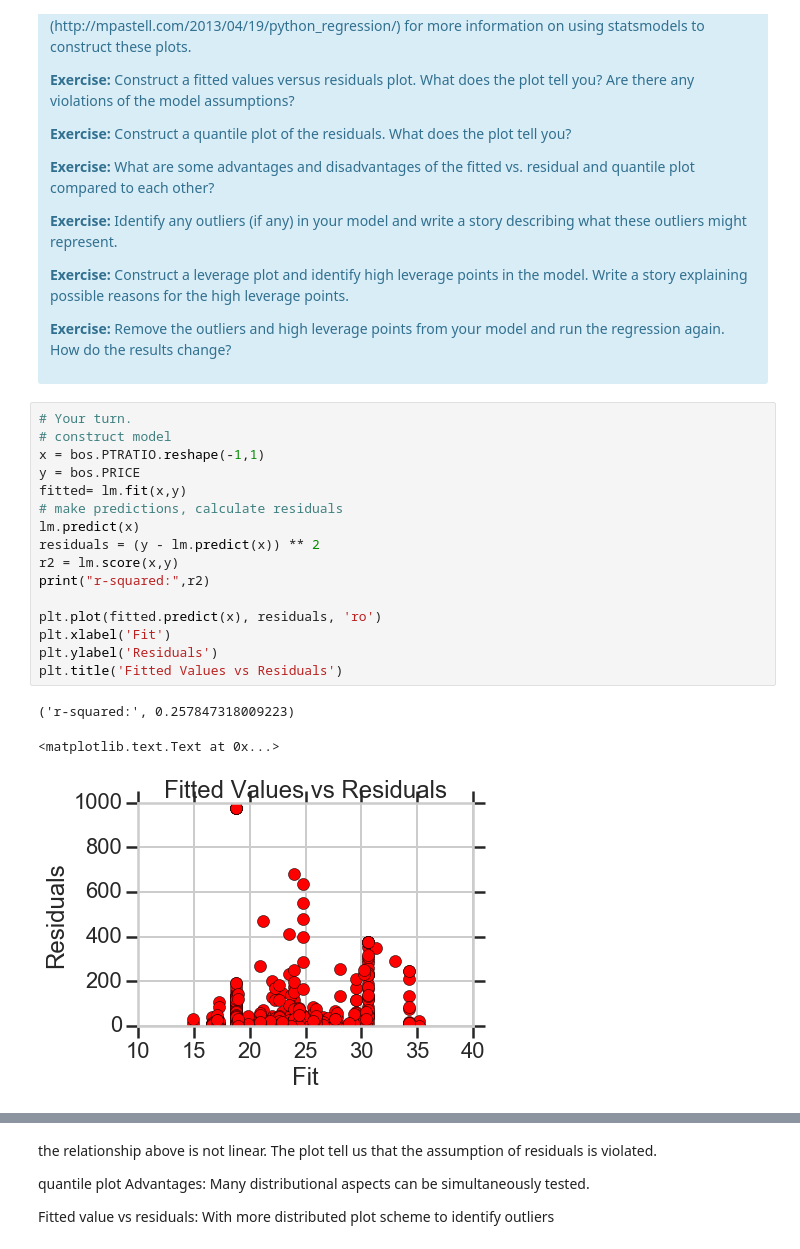
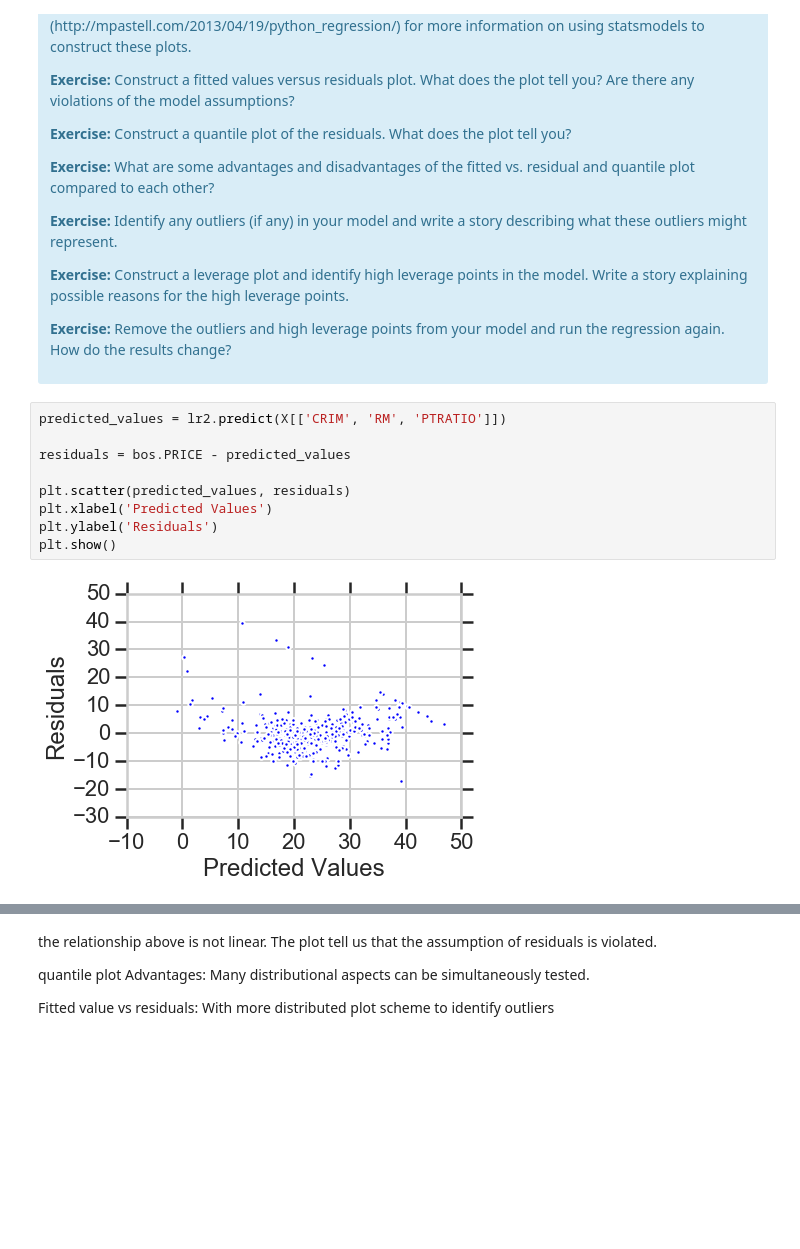
Before and after one commit to vinhpvu/Linear-Regression, a Jupyter notebook: Mini_Project_Linear_Regression.ipynb, the cells around one changed output, grey strips where cells are left out. Cells and saved outputs as stored; diff of their text form; blank space fills up the shorter version.

```diff
--- a/Mini_Project_Linear_Regression.ipynb
+++ b/Mini_Project_Linear_Regression.ipynb
@@ -872,26 +852,17 @@ There are some other issues that are important investigate with linear regressio
 
 <p><b>Exercise:</b> Remove the outliers and high leverage points from your model and run the regression again. How do the results change?</p>
 </div>
-# %%
-# Your turn.
-# construct model
-x = bos.PTRATIO.reshape(-1,1)
-y = bos.PRICE
-fitted= lm.fit(x,y)
-# make predictions, calculate residuals
-lm.predict(x)
-residuals = (y - lm.predict(x)) ** 2
-r2 = lm.score(x,y)
-print("r-squared:",r2)
-
-plt.plot(fitted.predict(x), residuals, 'ro')
-plt.xlabel('Fit')
-plt.ylabel('Residuals')
-plt.title('Fitted Values vs Residuals')
-# %% [output]
-('r-squared:', 0.257847318009223)
-<matplotlib.text.Text at 0x...>
-[figure, removed]
+# %%
+predicted_values = lr2.predict(X[['CRIM', 'RM', 'PTRATIO']])
+
+residuals = bos.PRICE - predicted_values
+
+plt.scatter(predicted_values, residuals)
+plt.xlabel('Predicted Values')
+plt.ylabel('Residuals')
+plt.show()
+# %% [output]
+[figure, added]
 # %%
 res = residuals
 fig = sm.qqplot(res)
```
Also changed, not shown: parts of 24 cells of this notebook.
